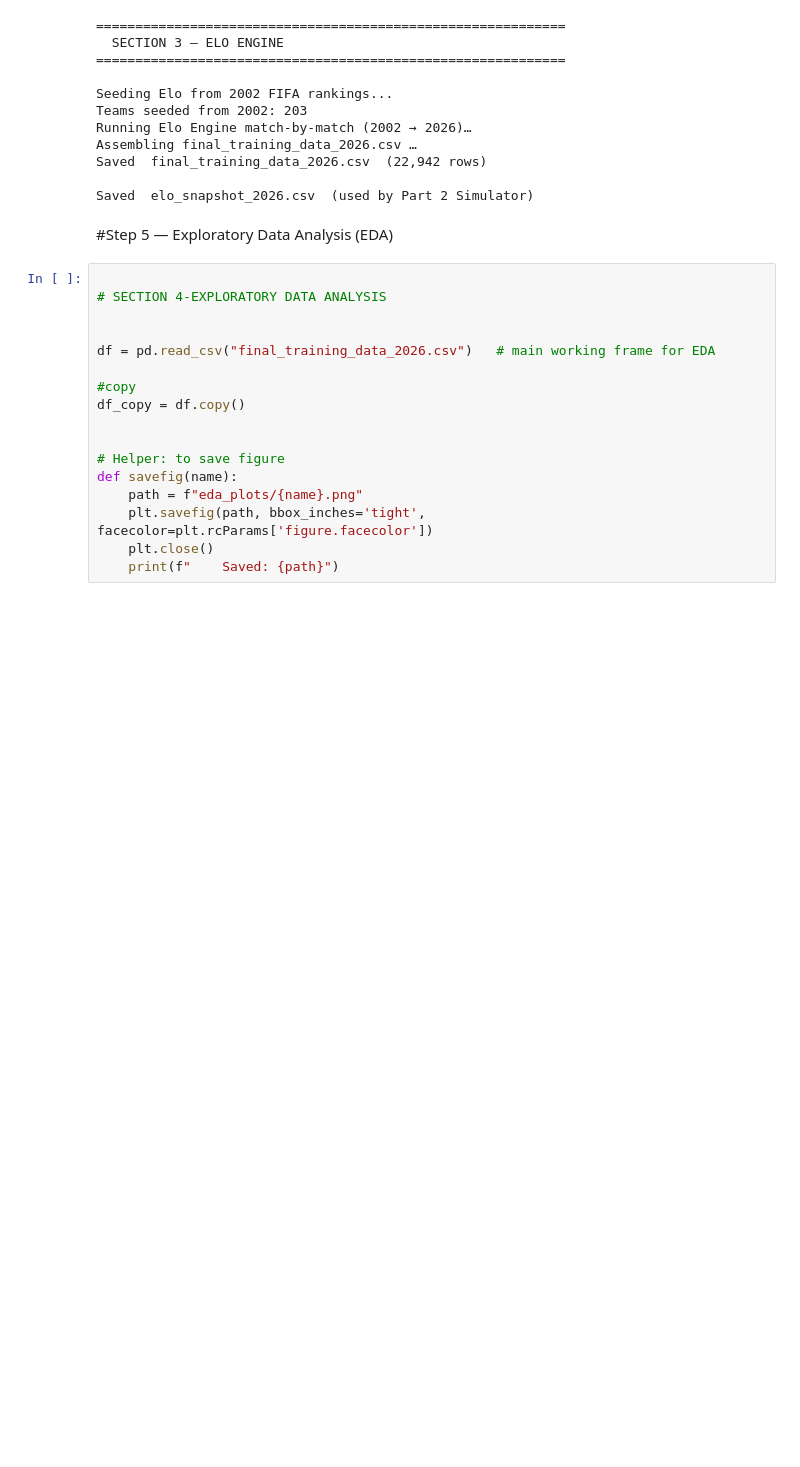
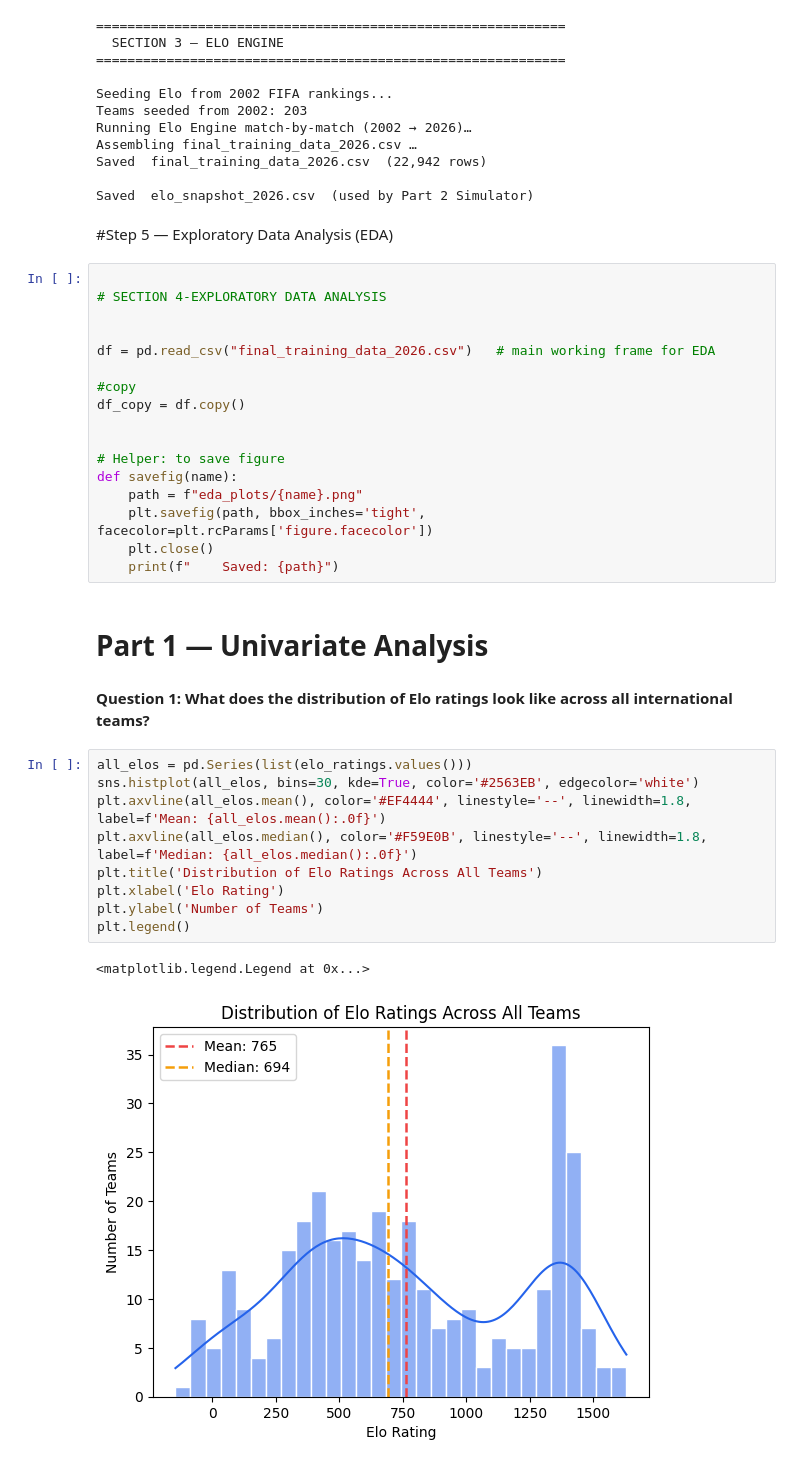
Before and after one commit to EngMohamed-op/supervised-and-unsupervised-project, a Jupyter notebook: WorldCup2026Prediction.ipynb, the cells around one changed output. Cells and saved outputs as stored; diff of their text form; blank space fills up the shorter version.

```diff
--- a/WorldCup2026Prediction.ipynb
+++ b/WorldCup2026Prediction.ipynb
@@ -681,3 +686,19 @@ def savefig(name):
     plt.savefig(path, bbox_inches='tight', facecolor=plt.rcParams['figure.facecolor'])
     plt.close()
     print(f"    Saved: {path}")
+# %% [markdown]
+# Part 1 — Univariate Analysis
+# %% [markdown]
+**Question 1: What does the distribution of Elo ratings look like across all international teams?**
+# %%
+all_elos = pd.Series(list(elo_ratings.values()))
+sns.histplot(all_elos, bins=30, kde=True, color='#2563EB', edgecolor='white')
+plt.axvline(all_elos.mean(), color='#EF4444', linestyle='--', linewidth=1.8, label=f'Mean: {all_elos.mean():.0f}')
+plt.axvline(all_elos.median(), color='#F59E0B', linestyle='--', linewidth=1.8, label=f'Median: {all_elos.median():.0f}')
+plt.title('Distribution of Elo Ratings Across All Teams')
+plt.xlabel('Elo Rating')
+plt.ylabel('Number of Teams')
+plt.legend()
+# %% [output]
+<matplotlib.legend.Legend at 0x...>
+[figure, added]
```
Also changed, not shown: parts of 25 cells of this notebook.
